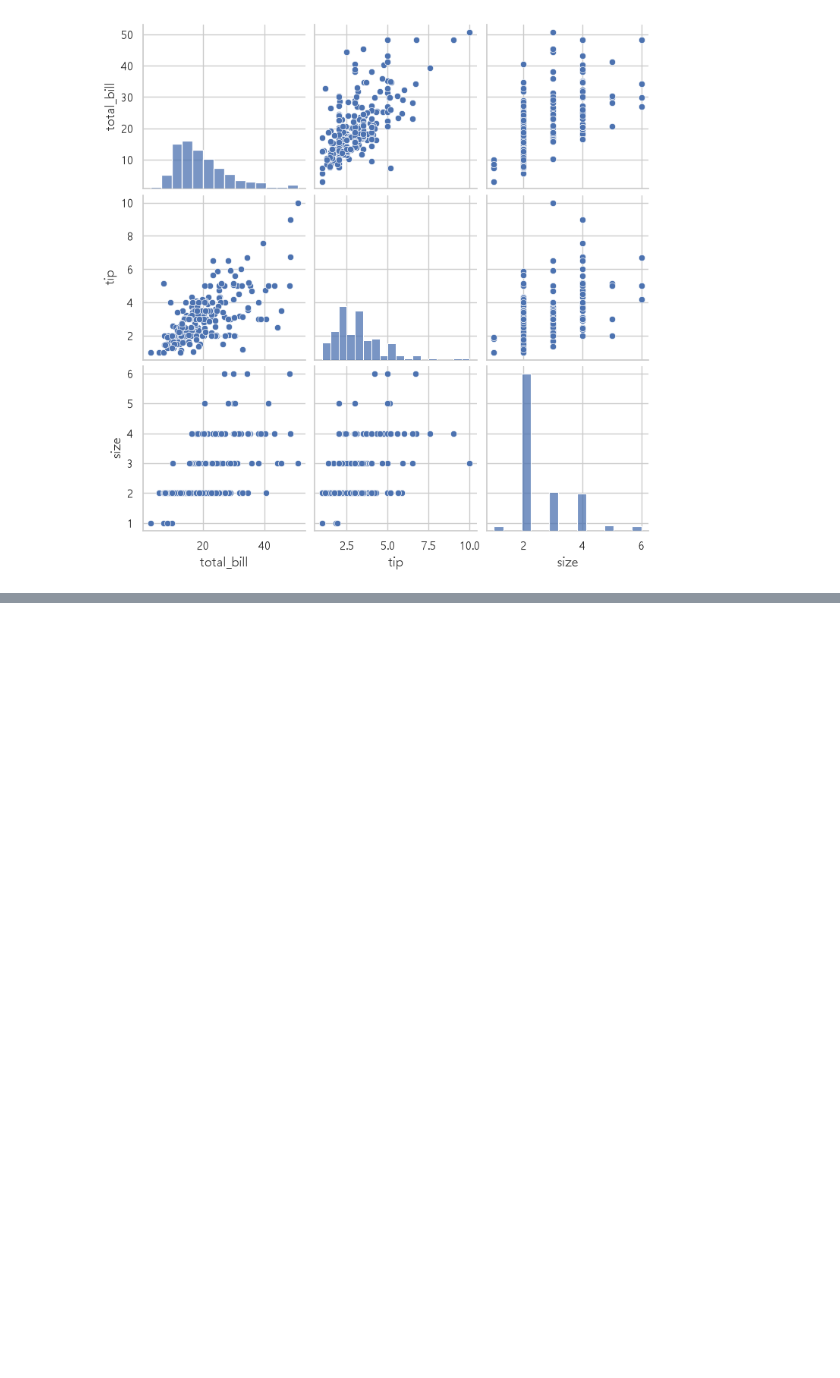
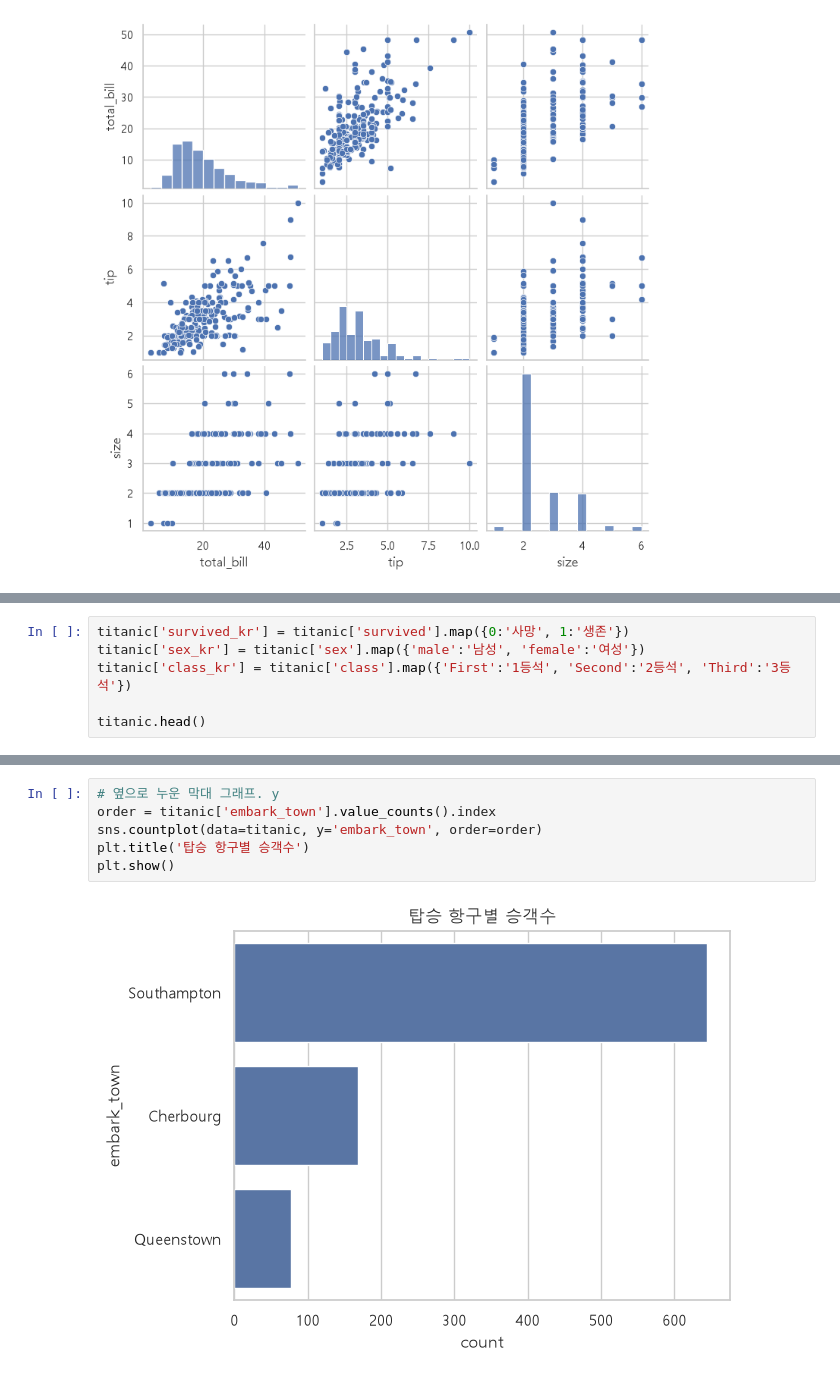
Before and after one commit to ChaeYeongJi/18_r, a Jupyter notebook: 01.ipynb, the cells around one changed output, grey strips where cells are left out. Cells and saved outputs as stored; diff of their text form; blank space fills up the shorter version.

```diff
--- a/01.ipynb
+++ b/01.ipynb
@@ -204,0 +271,6 @@ plt.show()
+# %%
+titanic['survived_kr'] = titanic['survived'].map({0:'사망', 1:'생존'})
+titanic['sex_kr'] = titanic['sex'].map({'male':'남성', 'female':'여성'})
+titanic['class_kr'] = titanic['class'].map({'First':'1등석', 'Second':'2등석', 'Third':'3등석'})
+
+titanic.head()
@@ -204,0 +321,8 @@ plt.show()
+# %%
+# 옆으로 누운 막대 그래프. y
+order = titanic['embark_town'].value_counts().index
+sns.countplot(data=titanic, y='embark_town', order=order)
+plt.title('탑승 항구별 승객수')
+plt.show()
+# %% [output]
+[figure, added]
```
Also changed, not shown: parts of 20 cells of this notebook.
